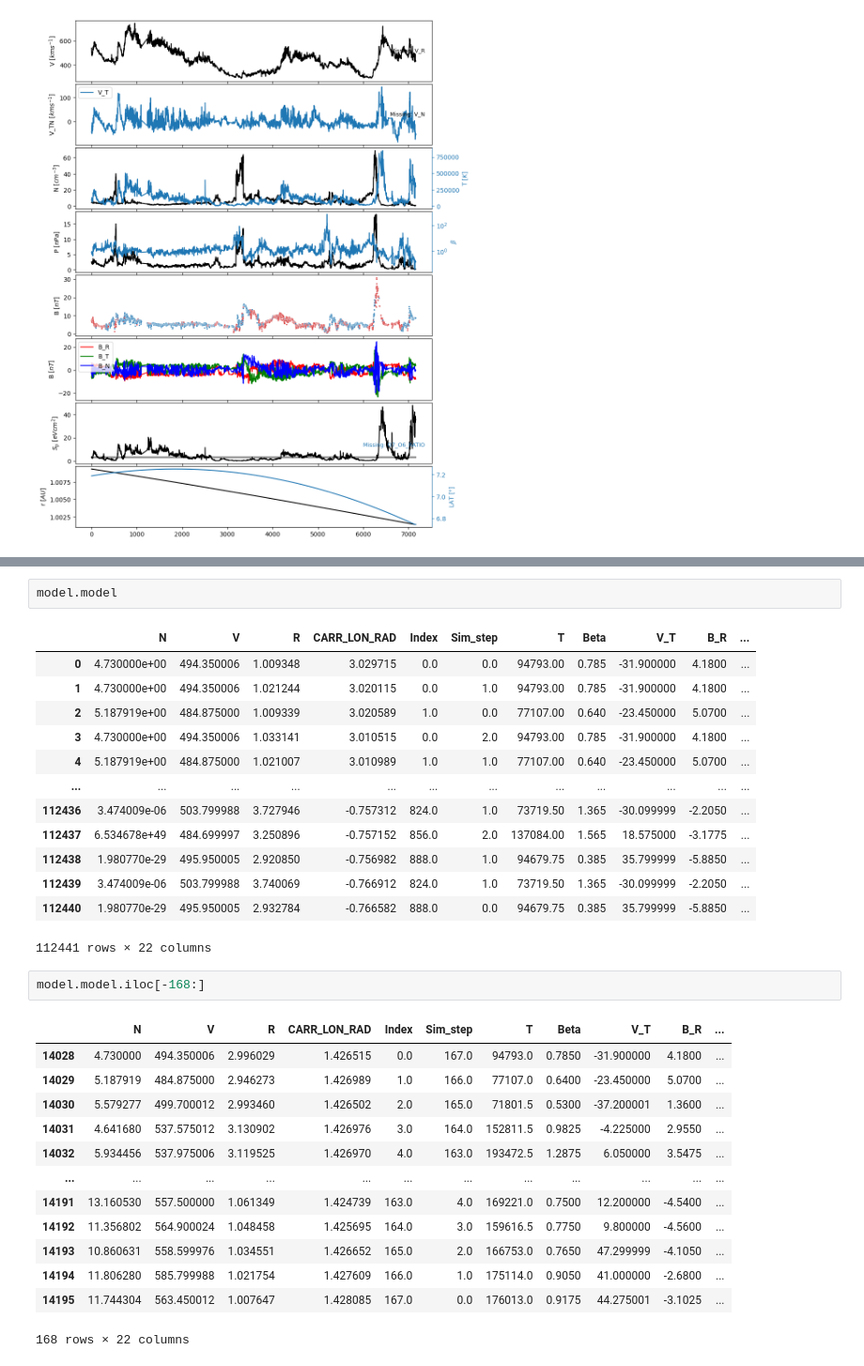
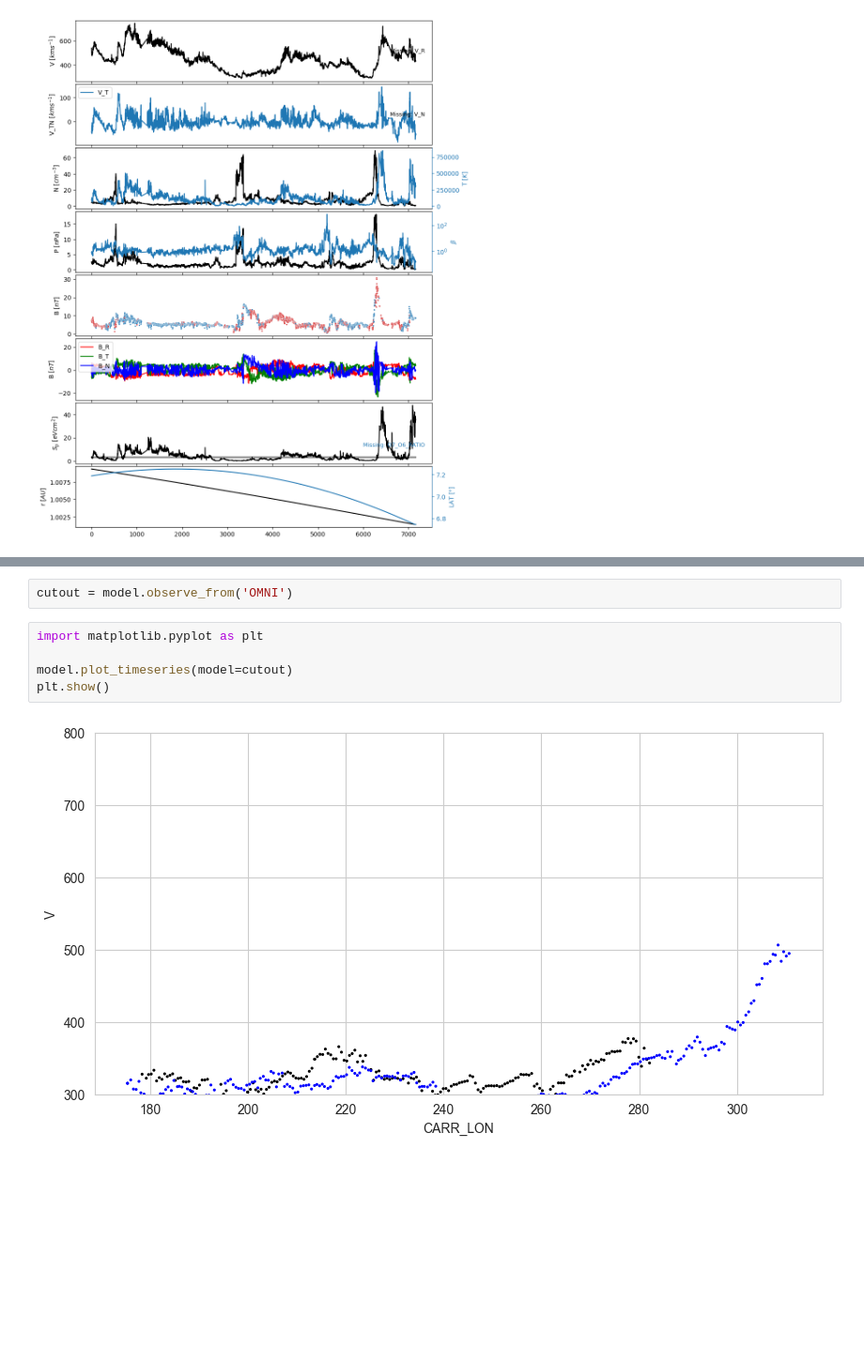
Before and after one commit to danielmilosic/P2D, a Jupyter notebook: developer.ipynb, the cells around one changed output, grey strips where cells are left out. Shown at 94% size. Drawn from its saved outputs; the diff is of its cells as text; blank space fills up the shorter version.

```diff
--- a/developer.ipynb
+++ b/developer.ipynb
@@ -25,32 +26,9 @@ plot_heliosphere.plot_spacecraft_carrington(model.model, rlim=5, variable_to_plo
-# %%
-model.model
-# %% [output]
-|  | N | V | R | CARR_LON_RAD | Index | Sim_step | T | Beta | V_T | B_R | ... |
-| 0 | 4.730000e+00 | 494.350006 | 1.009348 | 3.029715 | 0.0 | 0.0 | 94793.00 | 0.785 | -31.900000 | 4.1800 | ... |
-| 1 | 4.730000e+00 | 494.350006 | 1.021244 | 3.020115 | 0.0 | 1.0 | 94793.00 | 0.785 | -31.900000 | 4.1800 | ... |
-| 2 | 5.187919e+00 | 484.875000 | 1.009339 | 3.020589 | 1.0 | 0.0 | 77107.00 | 0.640 | -23.450000 | 5.0700 | ... |
-| 3 | 4.730000e+00 | 494.350006 | 1.033141 | 3.010515 | 0.0 | 2.0 | 94793.00 | 0.785 | -31.900000 | 4.1800 | ... |
-| 4 | 5.187919e+00 | 484.875000 | 1.021007 | 3.010989 | 1.0 | 1.0 | 77107.00 | 0.640 | -23.450000 | 5.0700 | ... |
-| ... | ... | ... | ... | ... | ... | ... | ... | ... | ... | ... | ... |
-| 112436 | 3.474009e-06 | 503.799988 | 3.727946 | -0.757312 | 824.0 | 1.0 | 73719.50 | 1.365 | -30.099999 | -2.2050 | ... |
-| 112437 | 6.534678e+49 | 484.699997 | 3.250896 | -0.757152 | 856.0 | 2.0 | 137084.00 | 1.565 | 18.575000 | -3.1775 | ... |
-| 112438 | 1.980770e-29 | 495.950005 | 2.920850 | -0.756982 | 888.0 | 1.0 | 94679.75 | 0.385 | 35.799999 | -5.8850 | ... |
-| 112439 | 3.474009e-06 | 503.799988 | 3.740069 | -0.766912 | 824.0 | 1.0 | 73719.50 | 1.365 | -30.099999 | -2.2050 | ... |
-| 112440 | 1.980770e-29 | 495.950005 | 2.932784 | -0.766582 | 888.0 | 0.0 | 94679.75 | 0.385 | 35.799999 | -5.8850 | ... |
-112441 rows × 22 columns
-# %%
-model.model.iloc[-168:]
-# %% [output]
-|  | N | V | R | CARR_LON_RAD | Index | Sim_step | T | Beta | V_T | B_R | ... |
-| 14028 | 4.730000 | 494.350006 | 2.996029 | 1.426515 | 0.0 | 167.0 | 94793.0 | 0.7850 | -31.900000 | 4.1800 | ... |
-| 14029 | 5.187919 | 484.875000 | 2.946273 | 1.426989 | 1.0 | 166.0 | 77107.0 | 0.6400 | -23.450000 | 5.0700 | ... |
-| 14030 | 5.579277 | 499.700012 | 2.993460 | 1.426502 | 2.0 | 165.0 | 71801.5 | 0.5300 | -37.200001 | 1.3600 | ... |
-| 14031 | 4.641680 | 537.575012 | 3.130902 | 1.426976 | 3.0 | 164.0 | 152811.5 | 0.9825 | -4.225000 | 2.9550 | ... |
-| 14032 | 5.934456 | 537.975006 | 3.119525 | 1.426970 | 4.0 | 163.0 | 193472.5 | 1.2875 | 6.050000 | 3.5475 | ... |
-| ... | ... | ... | ... | ... | ... | ... | ... | ... | ... | ... | ... |
-| 14191 | 13.160530 | 557.500000 | 1.061349 | 1.424739 | 163.0 | 4.0 | 169221.0 | 0.7500 | 12.200000 | -4.5400 | ... |
-| 14192 | 11.356802 | 564.900024 | 1.048458 | 1.425695 | 164.0 | 3.0 | 159616.5 | 0.7750 | 9.800000 | -4.5600 | ... |
-| 14193 | 10.860631 | 558.599976 | 1.034551 | 1.426652 | 165.0 | 2.0 | 166753.0 | 0.7650 | 47.299999 | -4.1050 | ... |
-| 14194 | 11.806280 | 585.799988 | 1.021754 | 1.427609 | 166.0 | 1.0 | 175114.0 | 0.9050 | 41.000000 | -2.6800 | ... |
-| 14195 | 11.744304 | 563.450012 | 1.007647 | 1.428085 | 167.0 | 0.0 | 176013.0 | 0.9175 | 44.275001 | -3.1025 | ... |
-168 rows × 22 columns
+# %%
+cutout = model.observe_from('OMNI')
+# %%
+import matplotlib.pyplot as plt
+
+model.plot_timeseries(model=cutout)
+plt.show()
+# %% [output]
+[figure, added]
```
Also changed, not shown: parts of 2 cells of this notebook, 2 other files.
